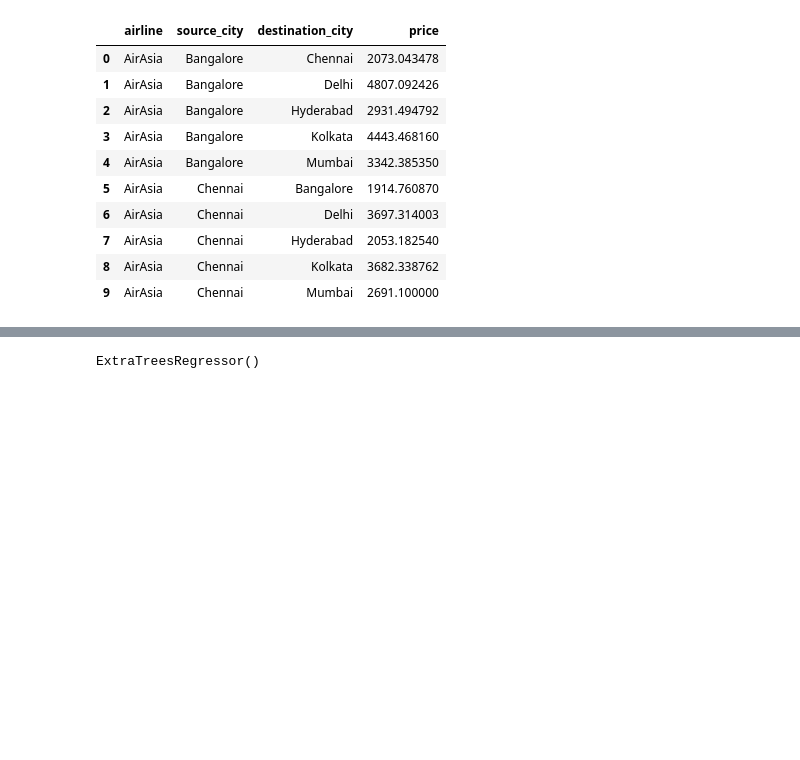
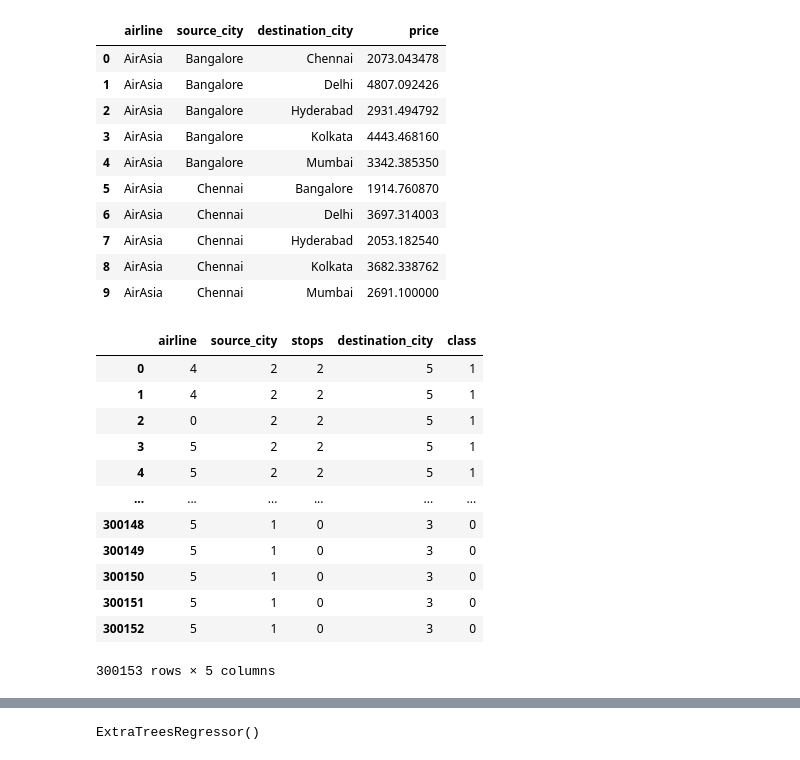
Before and after one commit to Vidip-Ghosh/MajorProject_Sem8, a Jupyter notebook: server/FlightPricePrediction.ipynb, the cells around one changed output, grey strips where cells are left out. Saved outputs shown, nothing was run; the diff lists cells and outputs as text; code cells hidden in the pictures; blank space fills up the shorter version.

```diff
--- a/server/FlightPricePrediction.ipynb
+++ b/server/FlightPricePrediction.ipynb
@@ -227,4 +227,20 @@ x=df.drop(['price','days_left','duration','departure_time','arrival_time'],axis=
 y=df['price']
+# %%
+x
+# %% [output]
+|  | airline | source_city | stops | destination_city | class |
+| 0 | 4 | 2 | 2 | 5 | 1 |
+| 1 | 4 | 2 | 2 | 5 | 1 |
+| 2 | 0 | 2 | 2 | 5 | 1 |
+| 3 | 5 | 2 | 2 | 5 | 1 |
+| 4 | 5 | 2 | 2 | 5 | 1 |
+| ... | ... | ... | ... | ... | ... |
+| 300148 | 5 | 1 | 0 | 3 | 0 |
+| 300149 | 5 | 1 | 0 | 3 | 0 |
+| 300150 | 5 | 1 | 0 | 3 | 0 |
+| 300151 | 5 | 1 | 0 | 3 | 0 |
+| 300152 | 5 | 1 | 0 | 3 | 0 |
+300153 rows × 5 columns
 # %%
 # Splitting the Data into Training set and Testing Set
 from sklearn.model_selection import train_test_split
```
Also changed, not shown: parts of 20 cells of this notebook, 9 other files.
